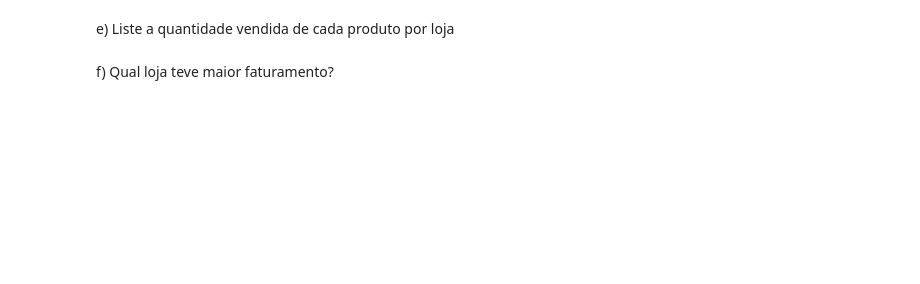
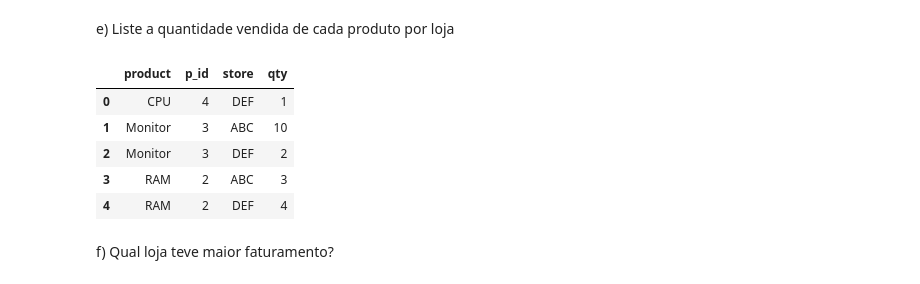
Before and after one commit to patriciacatandi/Lets_Code_Alunos, a Jupyter notebook: 02_Ferramentas_Programação/03_Pandas/Aula_4_-_Groupby_Merge.ipynb, the cells around one changed output. Cells and saved outputs as stored; diff of their text form; code cells hidden in the pictures; blank space fills up the shorter version.

```diff
--- a/02_Ferramentas_Programação/03_Pandas/Aula_4_-_Groupby_Merge.ipynb
+++ b/02_Ferramentas_Programação/03_Pandas/Aula_4_-_Groupby_Merge.ipynb
@@ -1450,4 +1486,14 @@ d) Liste a quantidade vendida e o faturamento de cada produto
 # %% [markdown]
 e) Liste a quantidade vendida de cada produto por loja
+# %%
+my_sale=sales.groupby(['product','p_id', 'store'])[['qty']].sum().reset_index()
+my_sale
+# %% [output]
+|  | product | p_id | store | qty |
+| 0 | CPU | 4 | DEF | 1 |
+| 1 | Monitor | 3 | ABC | 10 |
+| 2 | Monitor | 3 | DEF | 2 |
+| 3 | RAM | 2 | ABC | 3 |
+| 4 | RAM | 2 | DEF | 4 |
 # %% [markdown]
 f) Qual loja teve maior faturamento?
```
Also changed, not shown: parts of 8 cells of this notebook, 1 other file.
